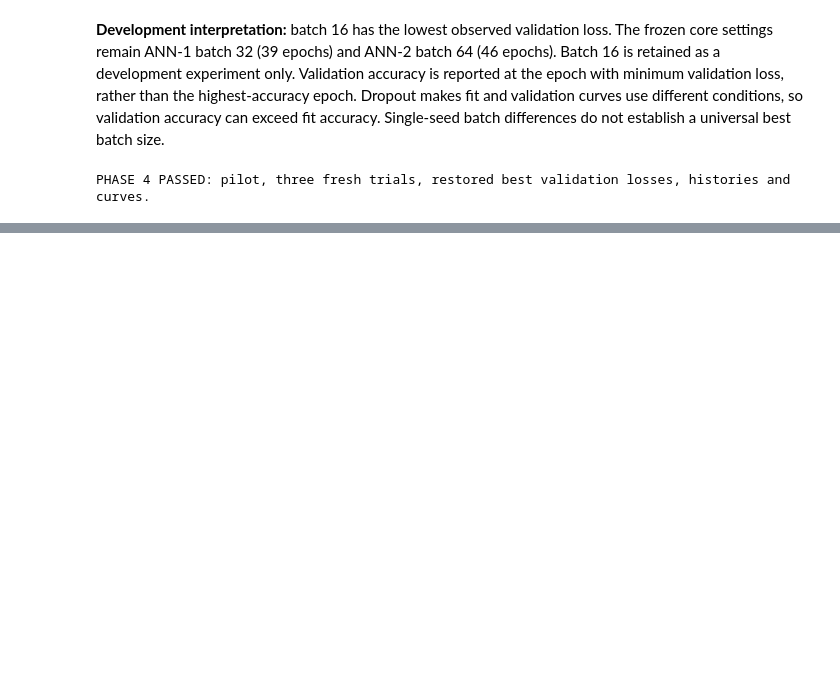
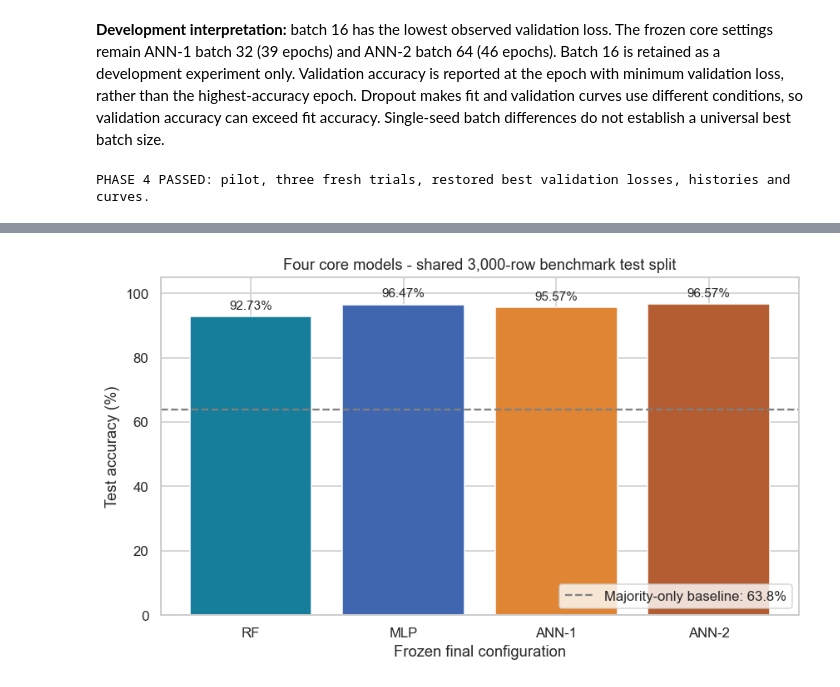
Before and after one commit to henryhoang207/COS40007-Porfollio-Task, a Jupyter notebook: portfolio_task3/Portfolio_Assessment_3_HoangHuuHoan.ipynb, the cells around one changed output, grey strips where cells are left out. Saved outputs shown, nothing was run; the diff lists cells and outputs as text; code cells hidden in the pictures; blank space fills up the shorter version.

Commit message:
Complete frozen final model comparison

```diff
--- a/portfolio_task3/Portfolio_Assessment_3_HoangHuuHoan.ipynb
+++ b/portfolio_task3/Portfolio_Assessment_3_HoangHuuHoan.ipynb
@@ -525,0 +608,79 @@ PHASE 4 PASSED: pilot, three fresh trials, restored best validation losses, hist
+# %%
+def classification_metrics(truth,prediction):
+    return {'test_accuracy':float(accuracy_score(truth,prediction)),
+            'test_weighted_f1':float(f1_score(truth,prediction,average='weighted')),
+            'balanced_accuracy':float(balanced_accuracy_score(truth,prediction)),
+            'macro_f1':float(f1_score(truth,prediction,average='macro')),
+            'unstable_recall':float(recall_score(truth,prediction,pos_label=1))}
+predictions = pd.DataFrame({'row_index':test_idx,'truth':y_test.to_numpy()})
+master_rows, reports, matrices = [], {}, {}
+probabilities, test_pred = {}, {}
+for name in ['RF','MLP','ANN-1','ANN-2']:
+    if name in final_traditional:
+        probs=final_traditional[name].predict_proba(X_test)
+        pred=final_traditional[name].predict(X_test)
+        loss='not applicable'
+        cv_values=cv_summary.set_index('model').loc[name].to_dict()
+        settings=('300 trees; seed 42' if name=='RF' else '64/32/16; Adam 0.001; max_iter 500; batch auto')
+        model_type='Traditional ML'
+    else:
+        batch=frozen['ann'][name]['batch_size']
+        probs=final_anns[name](X_test_scaled.astype('float32'),training=False).numpy()
+        pred=np.argmax(probs,axis=1)
+        loss,keras_accuracy=final_anns[name].evaluate(ann_dataset(X_test_scaled,y_test,batch),verbose=0)
+        assert abs(keras_accuracy-accuracy_score(y_test,pred))<1e-6
+        assert abs(loss-log_loss(y_test,probs,labels=[0,1]))<1e-5
+        cv_values={key:'not performed' for key in ['cv_accuracy_mean','cv_accuracy_sd','cv_weighted_f1_mean','cv_weighted_f1_sd']}
+        settings=f'64/32/16; dropout 0.2 twice; batch {batch}; epochs {selected_epochs[batch]}; Adam 0.001'
+        model_type='Deep Learning'
+    probabilities[name]=probs
+    test_pred[name]=pred
+    predictions[name+'_prediction']=pred
+    predictions[name+'_p_stable']=probs[:,0]
+    predictions[name+'_p_unstable']=probs[:,1]
+    assert np.isfinite(probs).all() and np.allclose(probs.sum(axis=1),1,atol=1e-6)
+    metrics=classification_metrics(y_test,pred)
+    cm=confusion_matrix(y_test,pred,labels=[0,1])
+    matrices[name]=cm.tolist()
+    master_rows.append({'model_type':model_type,'model':name,**metrics,'test_crossentropy_loss':loss,
+                        **cv_values,'unstable_as_stable':int(cm[1,0]),'training_settings':settings})
+    print(name, '\n',classification_report(y_test,pred,labels=[0,1],target_names=CLASS_NAMES,digits=4,zero_division=0))
+    reports[name]=classification_report(y_test,pred,labels=[0,1],target_names=CLASS_NAMES,output_dict=True,zero_division=0)
+master=pd.DataFrame(master_rows)
+show_table(master,'master_results.csv')
+predictions.to_csv(ROOT / 'results/test_predictions.csv',index=False)
+save_json(ROOT / 'results/classification_reports.json',reports)
+save_json(ROOT / 'results/confusion_matrices.json',matrices)
+fig,ax=plt.subplots(figsize=(9,4.8))
+bars=ax.bar(master.model,master.test_accuracy*100,color=['#167d9a','#4066b0','#df8533','#b45d32'])
+ax.bar_label(bars,labels=[f'{v:.2%}' for v in master.test_accuracy],padding=4)
+ax.axhline(63.8,color='grey',ls='--',label='Majority-only baseline: 63.8%')
+ax.set(ylim=(0,105),ylabel='Test accuracy (%)',xlabel='Frozen final configuration',
+       title='Four core models - shared 3,000-row benchmark test split')
+ax.legend(loc='lower right')
+save_figure('final_accuracy_comparison.png')
+fig,axes=plt.subplots(2,2,figsize=(9,8),constrained_layout=True)
+for ax,name in zip(axes.flat,['RF','MLP','ANN-1','ANN-2']):
+    ConfusionMatrixDisplay(np.array(matrices[name]),display_labels=CLASS_NAMES).plot(
+        ax=ax,cmap='Blues',colorbar=False,values_format='d')
+    ax.set_title(f'{name}: final refit')
+save_figure('final_confusion_matrices.png')
+best_observed=master.sort_values('test_accuracy',ascending=False).iloc[0]
+best_trad_test=master[master.model.isin(['RF','MLP'])].sort_values('test_accuracy',ascending=False).iloc[0]
+best_ann_test=master[master.model.isin(['ANN-1','ANN-2'])].sort_values('test_accuracy',ascending=False).iloc[0]
+explain(f'**Observed test ranking:** {best_observed["model"]} has the highest accuracy '
+        f'({best_observed.test_accuracy:.2%}), weighted F1 {best_observed.test_weighted_f1:.4f}, '
+        f'balanced accuracy {best_observed.balanced_accuracy:.2%} and unstable recall '
+        f'{best_observed.unstable_recall:.2%}. It calls {int(best_observed.unstable_as_stable)} '
+        'unstable cases stable. This ranking is descriptive after frozen evaluation; it did not select '
+        'hyperparameters or epochs. Small differences on one inspected split do not prove a universal winner.')
+save_json(ROOT / 'results/final_evaluation_verification.json',{
+    'frozen_configuration_sha256':frozen_digest,'core_model_count':4,'test_rows':3000,
+    'shared_training_rows':7000,'common_scaler_fit_rows':7000,
+    'ann_probability_sums_verified':True,'ann_keras_metrics_agree_with_predictions':True,
+    'best_observed_test_accuracy_model':str(best_observed['model']),
+    'test_based_configuration_revision':False,
+})
+assert len(master)==4 and predictions.row_index.nunique()==3000
+print('PHASE 5 PASSED: frozen recipe, common refits, four reports, matrices and measured comparison.')
+# %% [output]
@@ -525,0 +709 @@ PHASE 4 PASSED: pilot, three fresh trials, restored best validation losses, hist
+[figure, added]
```
Also changed, not shown: parts of 4 cells of this notebook, 13 other files.
